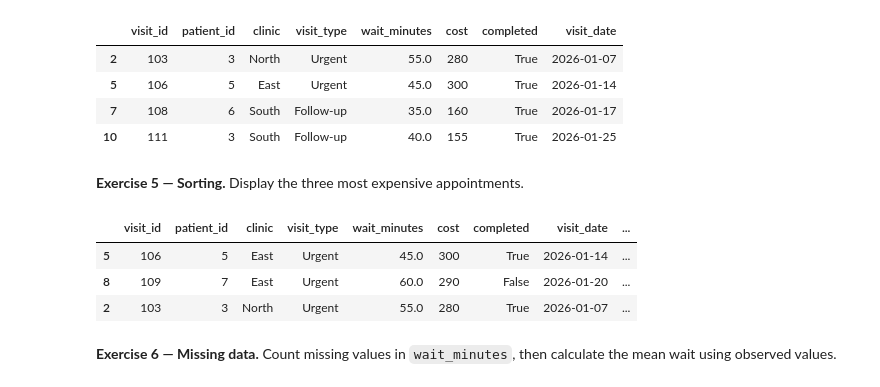
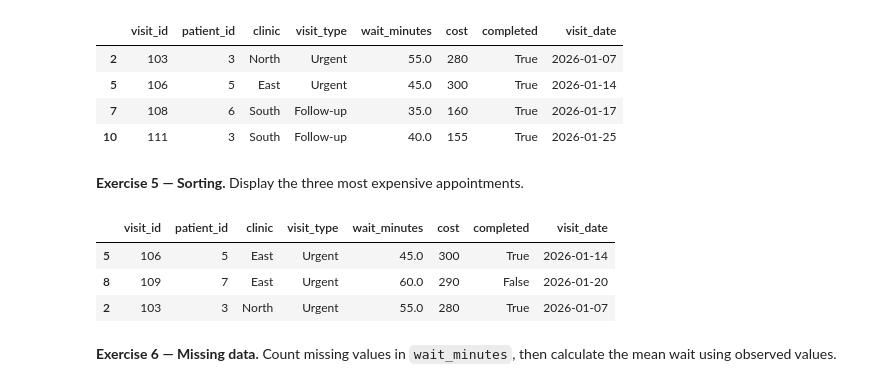
Before and after one commit to olubunmii/CPSC-4800, a Jupyter notebook: Pandas_Fundamentals_Student_Practice.ipynb, the cells around one changed output. Saved outputs shown, nothing was run; the diff lists cells and outputs as text; code cells hidden in the pictures.

```diff
--- a/Pandas_Fundamentals_Student_Practice.ipynb
+++ b/Pandas_Fundamentals_Student_Practice.ipynb
@@ -105,13 +108,16 @@ appointments[(appointments['cost'] > 150) & (appointments['completed'] == True)]
 **Exercise 5 — Sorting.** Display the three most expensive appointments.
 # %%
 # Write your code here
-appointments.sort_values(by = 'cost', ascending = False, inplace = True)
-appointments.head(3)
+#appointments.sort_values(by = 'cost', ascending = False, inplace = True)
+#appointments.head(3)
+
+#DataFrame.sort_values(by, *, axis=0, ascending=True, inplace=<no_default>, kind='quicksort', na_position='last', ignore_index=False, key=None)
+appointments.sort_values(by = 'cost', ascending=False).head(3)
 # %% [output]
-|  | visit_id | patient_id | clinic | visit_type | wait_minutes | cost | completed | visit_date | ... |
-| 5 | 106 | 5 | East | Urgent | 45.0 | 300 | True | 2026-01-14 | ... |
-| 8 | 109 | 7 | East | Urgent | 60.0 | 290 | False | 2026-01-20 | ... |
-| 2 | 103 | 3 | North | Urgent | 55.0 | 280 | True | 2026-01-07 | ... |
+|  | visit_id | patient_id | clinic | visit_type | wait_minutes | cost | completed | visit_date |
+| 5 | 106 | 5 | East | Urgent | 45.0 | 300 | True | 2026-01-14 |
+| 8 | 109 | 7 | East | Urgent | 60.0 | 290 | False | 2026-01-20 |
+| 2 | 103 | 3 | North | Urgent | 55.0 | 280 | True | 2026-01-07 |
 # %% [markdown]
 **Exercise 6 — Missing data.** Count missing values in `wait_minutes`, then calculate the mean wait using observed values.
 # %%
```
Also changed, not shown: parts of 16 cells of this notebook, 3 other files.
